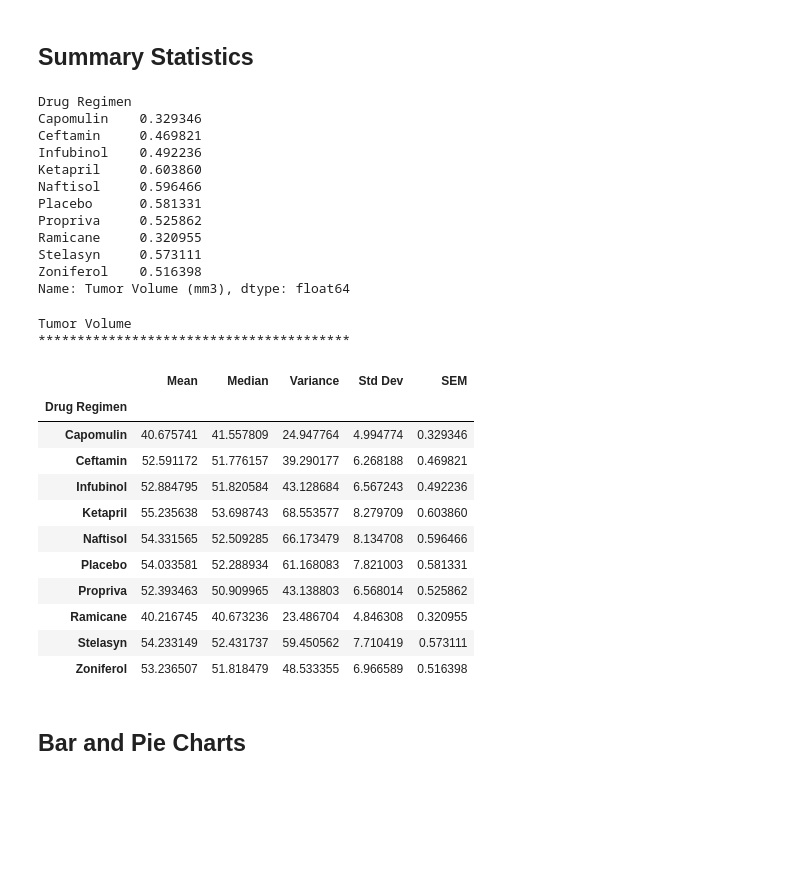
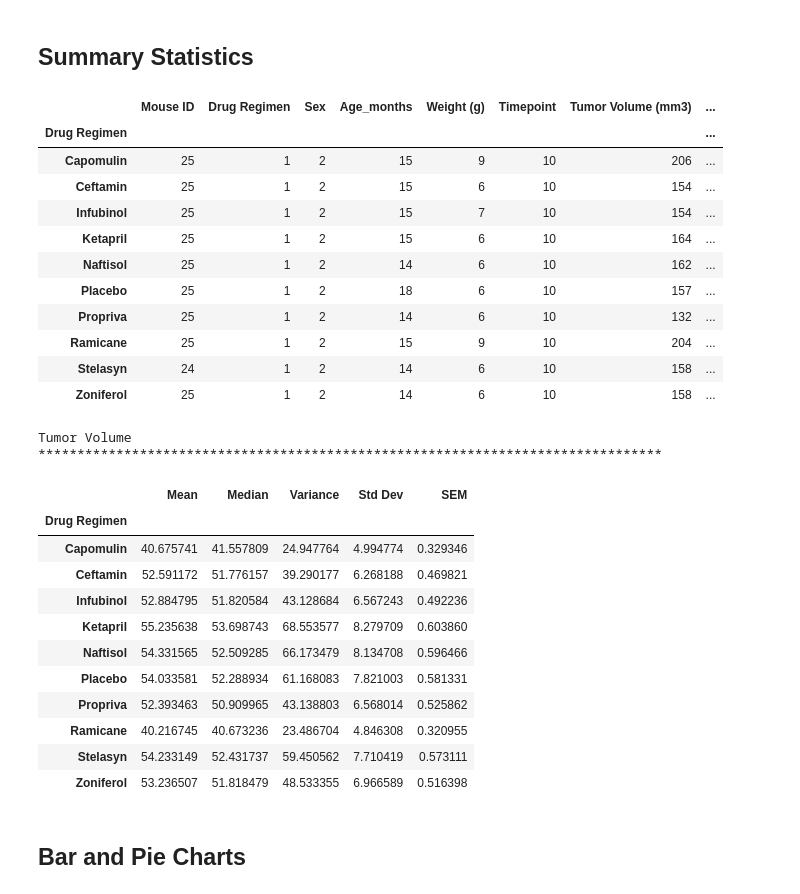
Before and after one commit to zand77401/Matplotlib-challenge, a Jupyter notebook: Pymaceuticals/pymaceuticals_starter.ipynb, the cells around one changed output. Saved outputs shown, nothing was run; the diff lists cells and outputs as text; code cells hidden in the pictures; blank space fills up the shorter version.

```diff
--- a/Pymaceuticals/pymaceuticals_starter.ipynb
+++ b/Pymaceuticals/pymaceuticals_starter.ipynb
@@ -85,27 +86,28 @@ clean_mouse_data.head(10)
 # %%
 # Generate a summary statistics table of mean, median, variance,standard deviation, and SEM of the tumor volume for each regimen
 grouped_by_drug = clean_mouse_data.groupby(['Drug Regimen'])
-grouped_by_drug.count().head(10)
 mean_tumor_volume = grouped_by_drug['Tumor Volume (mm3)'].mean()
 median_tumor_volume = grouped_by_drug['Tumor Volume (mm3)'].median()
 var_tumor_volume = grouped_by_drug['Tumor Volume (mm3)'].var()
 std_tumor_volume = grouped_by_drug['Tumor Volume (mm3)'].std()
 sem_tumor_volume = grouped_by_drug['Tumor Volume (mm3)'].sem()
-sem_tumor_volume
+
 # This method is the most straighforward, creating multiple series and putting them all together at the end.
+
+grouped_by_drug.nunique().head(10)
 # %% [output]
-Drug Regimen
-Capomulin    0.329346
-Ceftamin     0.469821
-Infubinol    0.492236
-Ketapril     0.603860
-Naftisol     0.596466
-Placebo      0.581331
-Propriva     0.525862
-Ramicane     0.320955
-Stelasyn     0.573111
-Zoniferol    0.516398
-Name: Tumor Volume (mm3), dtype: float64
+|  | Mouse ID | Drug Regimen | Sex | Age_months | Weight (g) | Timepoint | Tumor Volume (mm3) | ... |
+| Drug Regimen |  |  |  |  |  |  |  | ... |
+| Capomulin | 25 | 1 | 2 | 15 | 9 | 10 | 206 | ... |
+| Ceftamin | 25 | 1 | 2 | 15 | 6 | 10 | 154 | ... |
+| Infubinol | 25 | 1 | 2 | 15 | 7 | 10 | 154 | ... |
+| Ketapril | 25 | 1 | 2 | 15 | 6 | 10 | 164 | ... |
+| Naftisol | 25 | 1 | 2 | 14 | 6 | 10 | 162 | ... |
+| Placebo | 25 | 1 | 2 | 18 | 6 | 10 | 157 | ... |
+| Propriva | 25 | 1 | 2 | 14 | 6 | 10 | 132 | ... |
+| Ramicane | 25 | 1 | 2 | 15 | 9 | 10 | 204 | ... |
+| Stelasyn | 24 | 1 | 2 | 14 | 6 | 10 | 158 | ... |
+| Zoniferol | 25 | 1 | 2 | 14 | 6 | 10 | 158 | ... |
 # %%
 # Generate a summary statistics table of mean, median, variance, standard deviation, and SEM of the tumor volume for each regimen
 drug_summary_table = pd.DataFrame({"Mean": mean_tumor_volume,
@@ -115,11 +117,11 @@ drug_summary_table = pd.DataFrame({"Mean": mean_tumor_volume,
                                    "SEM": sem_tumor_volume})
 # This method produces everything in a single groupby function
 print("Tumor Volume")
-print("*"*40)
+print("*"*80)
 drug_summary_table
 # %% [output]
 Tumor Volume
-****************************************
+********************************************************************************
 |  | Mean | Median | Variance | Std Dev | SEM |
 | Drug Regimen |  |  |  |  |  |
 | Capomulin | 40.675741 | 41.557809 | 24.947764 | 4.994774 | 0.329346 |
```
Also changed, not shown: parts of 5 cells of this notebook.
